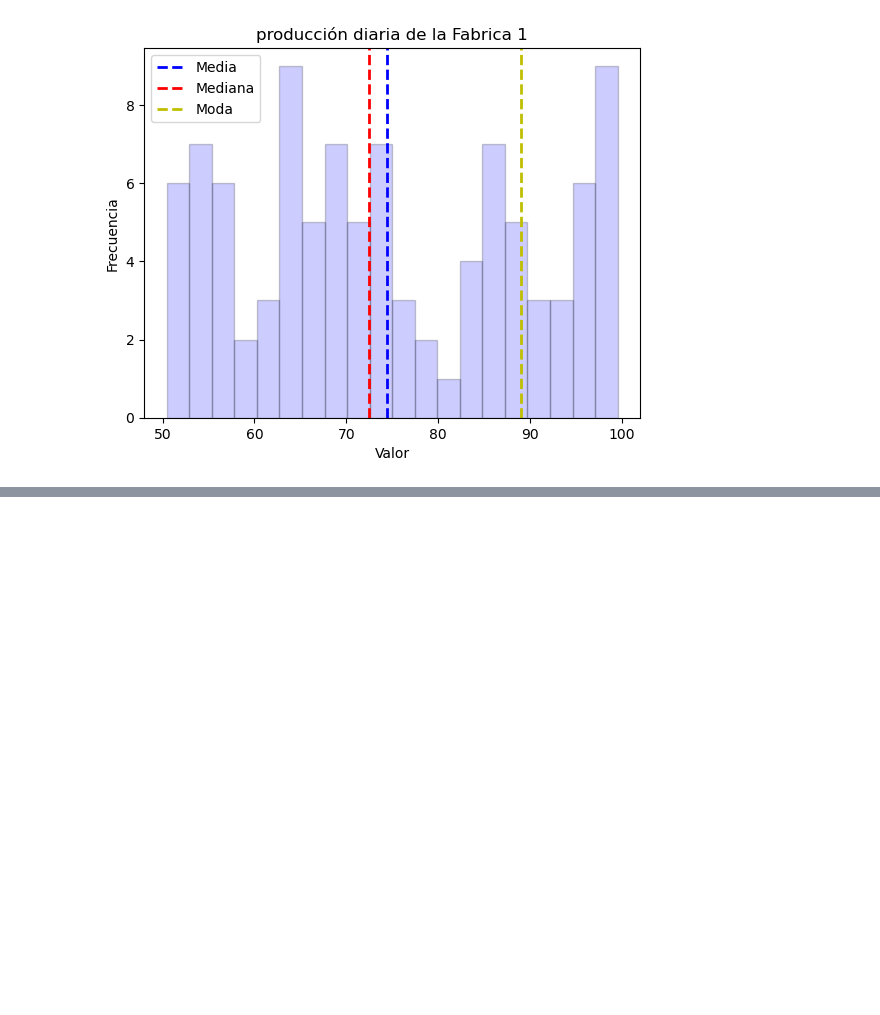
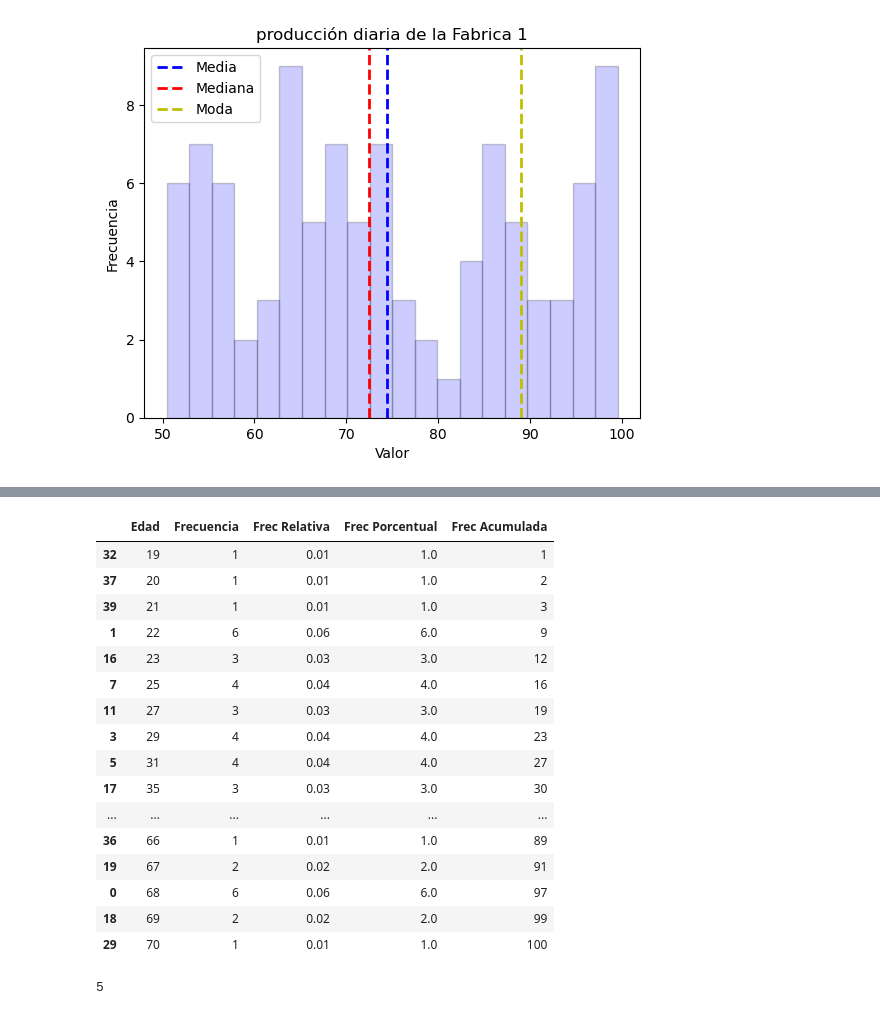
Before and after one commit to JoseGabriel-ITD/Probabilidad, a Jupyter notebook: Unidad-1/PRO_U1_practica1.ipynb, the cells around one changed output, grey strips where cells are left out. Drawn from its saved outputs; the diff is of its cells as text; code cells hidden in the pictures; blank space fills up the shorter version.

```diff
--- a/Unidad-1/PRO_U1_practica1.ipynb
+++ b/Unidad-1/PRO_U1_practica1.ipynb
@@ -265,0 +347,4 @@ plt.show()
+# %%
+# Crear un DataFrame de pandas con los números aleatorios
+df = pd.DataFrame(edades, columns=['Edad'])
+df
@@ -265,0 +365,9 @@ plt.show()
+# %%
+# Calcular la tabla de distribución de frecuencias
+tabla_frecuencias = df['Edad'].value_counts().reset_index()
+tabla_frecuencias.columns = ['Edad', 'Frecuencia']
+tabla_frecuencias = tabla_frecuencias.sort_values(by='Edad')
+
+# Imprimir la tabla de distribución de frecuencias
+print("Tabla de Distribución de Frecuencias:")
+print(tabla_frecuencias)
@@ -265,0 +392,3 @@ plt.show()
+# %%
+tabla_frecuencias['Frec Relativa'] = tabla_frecuencias['Frecuencia'] / 100
+tabla_frecuencias
@@ -265,0 +413,3 @@ plt.show()
+# %%
+tabla_frecuencias['Frec Porcentual'] = tabla_frecuencias['Frecuencia'] / 100 * 100
+tabla_frecuencias
@@ -265,0 +434,25 @@ plt.show()
+# %%
+tabla_frecuencias['Frec Acumulada'] = tabla_frecuencias['Frecuencia'].cumsum()
+tabla_frecuencias
+# %% [output]
+|  | Edad | Frecuencia | Frec Relativa | Frec Porcentual | Frec Acumulada |
+| 32 | 19 | 1 | 0.01 | 1.0 | 1 |
+| 37 | 20 | 1 | 0.01 | 1.0 | 2 |
+| 39 | 21 | 1 | 0.01 | 1.0 | 3 |
+| 1 | 22 | 6 | 0.06 | 6.0 | 9 |
+| 16 | 23 | 3 | 0.03 | 3.0 | 12 |
+| 7 | 25 | 4 | 0.04 | 4.0 | 16 |
+| 11 | 27 | 3 | 0.03 | 3.0 | 19 |
+| 3 | 29 | 4 | 0.04 | 4.0 | 23 |
+| 5 | 31 | 4 | 0.04 | 4.0 | 27 |
+| 17 | 35 | 3 | 0.03 | 3.0 | 30 |
+| ... | ... | ... | ... | ... | ... |
+| 36 | 66 | 1 | 0.01 | 1.0 | 89 |
+| 19 | 67 | 2 | 0.02 | 2.0 | 91 |
+| 0 | 68 | 6 | 0.06 | 6.0 | 97 |
+| 18 | 69 | 2 | 0.02 | 2.0 | 99 |
+| 29 | 70 | 1 | 0.01 | 1.0 | 100 |
+# %%
+edades.count(42)
+# %% [output]
+5
```
Also changed, not shown: parts of 16 cells of this notebook.
